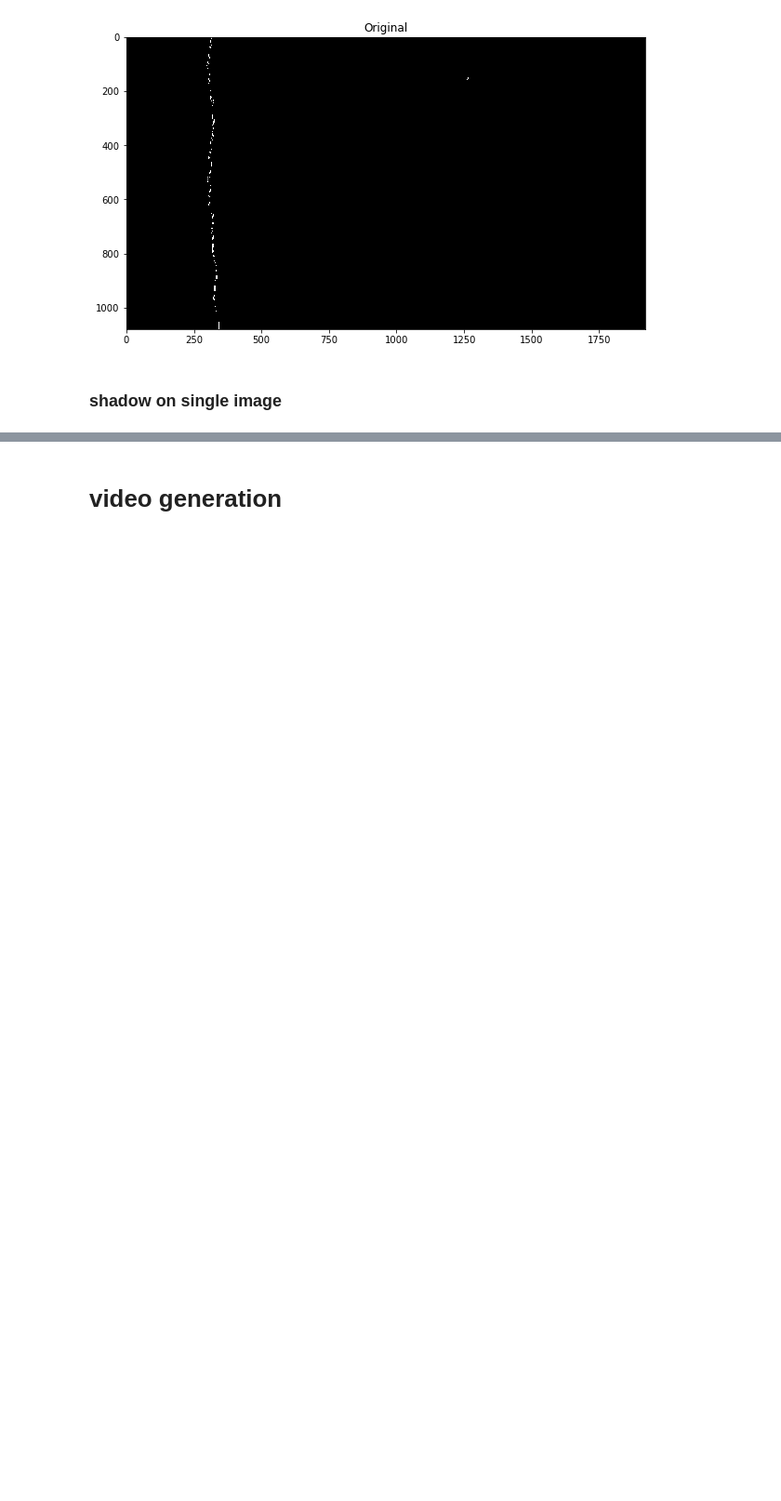
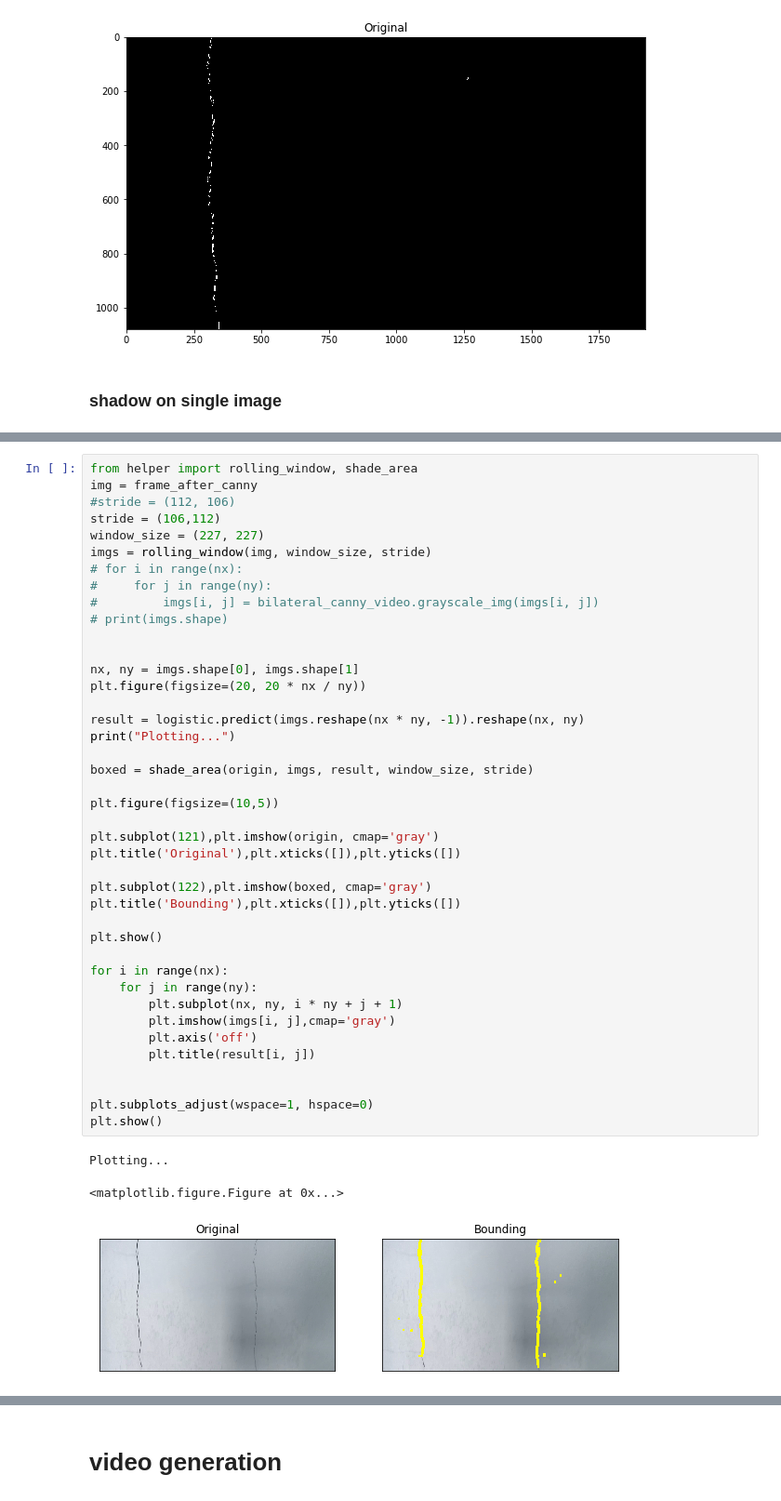
Before and after one commit to Gilliamwu/CV50035Repo, a Jupyter notebook: Sliding_video_gen.ipynb, the cells around one changed output, grey strips where cells are left out. Shown at 93% size. Cells and saved outputs as stored; diff of their text form; blank space fills up the shorter version.

```diff
--- a/Sliding_video_gen.ipynb
+++ b/Sliding_video_gen.ipynb
@@ -284,0 +308,45 @@ Plotting...
+# %%
+from helper import rolling_window, shade_area
+img = frame_after_canny
+#stride = (112, 106)
+stride = (106,112)
+window_size = (227, 227)
+imgs = rolling_window(img, window_size, stride)
+# for i in range(nx):
+#     for j in range(ny):
+#         imgs[i, j] = bilateral_canny_video.grayscale_img(imgs[i, j])
+# print(imgs.shape)
+
+
+nx, ny = imgs.shape[0], imgs.shape[1]
+plt.figure(figsize=(20, 20 * nx / ny))
+
+result = logistic.predict(imgs.reshape(nx * ny, -1)).reshape(nx, ny)
+print("Plotting...")
+
+boxed = shade_area(origin, imgs, result, window_size, stride)
+
+plt.figure(figsize=(10,5))
+
+plt.subplot(121),plt.imshow(origin, cmap='gray')
+plt.title('Original'),plt.xticks([]),plt.yticks([])
+
+plt.subplot(122),plt.imshow(boxed, cmap='gray')
+plt.title('Bounding'),plt.xticks([]),plt.yticks([])
+
+plt.show()
+
+for i in range(nx):
+    for j in range(ny):
+        plt.subplot(nx, ny, i * ny + j + 1)
+        plt.imshow(imgs[i, j],cmap='gray')
+        plt.axis('off')
+        plt.title(result[i, j])
+
+
+plt.subplots_adjust(wspace=1, hspace=0)
+plt.show()
+# %% [output]
+Plotting...
+<matplotlib.figure.Figure at 0x...>
+[figure, added]
```
Also changed, not shown: parts of 25 cells of this notebook, 2 other files.
